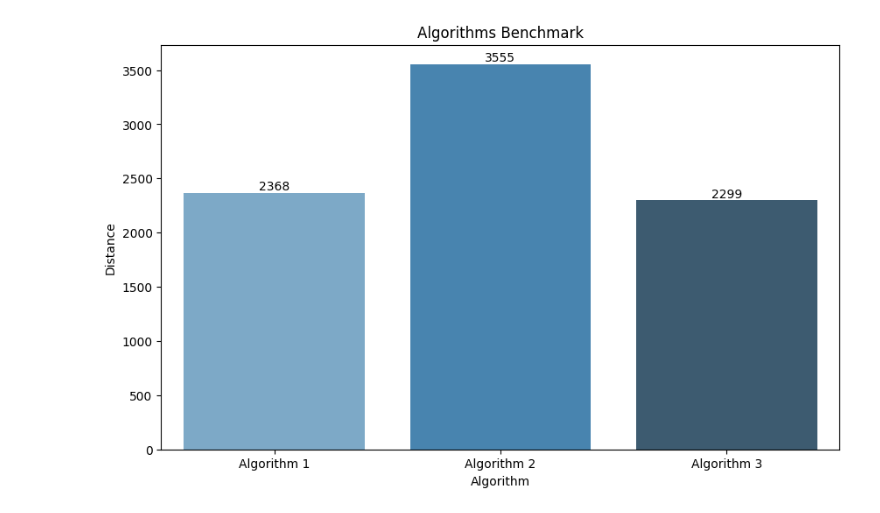
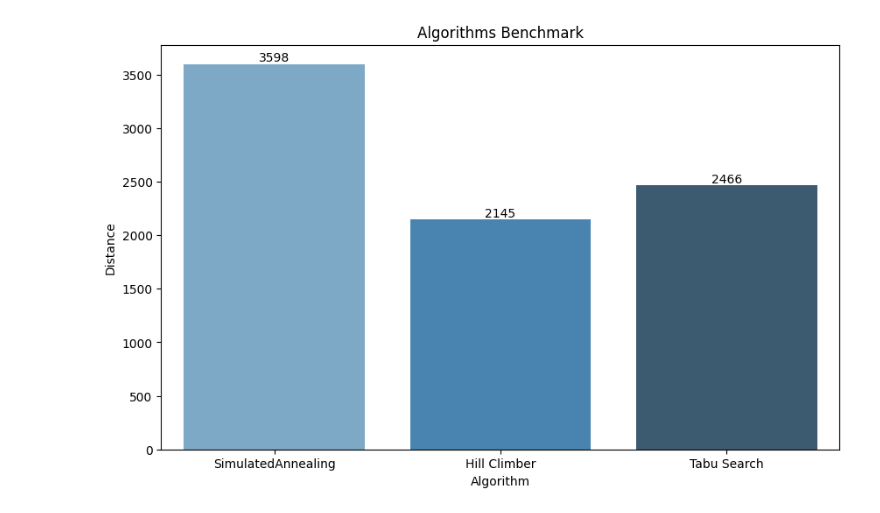
Before and after one commit to PanNorek/essa-tsp-metaheuristics, a Jupyter notebook: notebooks/demo.ipynb, the cells around one changed output. Cells and saved outputs as stored; diff of their text form; code cells hidden in the pictures.

```diff
--- a/notebooks/demo.ipynb
+++ b/notebooks/demo.ipynb
@@ -87,7 +115,7 @@ pp.plot(a)
-# %%
-bp = BenchmarkPlotter()
-bp.plot([a, b, c])
-# %% [output]
-[figure, removed]
+# %%
+bp = BenchmarkPlotter()
+bp.plot([results_sa, result_hill, result_tabu], labels=["SimulatedAnnealing", "Hill Climber", "Tabu Search"])
+# %% [output]
+[figure, added]
 # %%
 dhp = DistanceHistoryPlotter()
```
Also changed, not shown: parts of 12 cells of this notebook, 2 other files.
